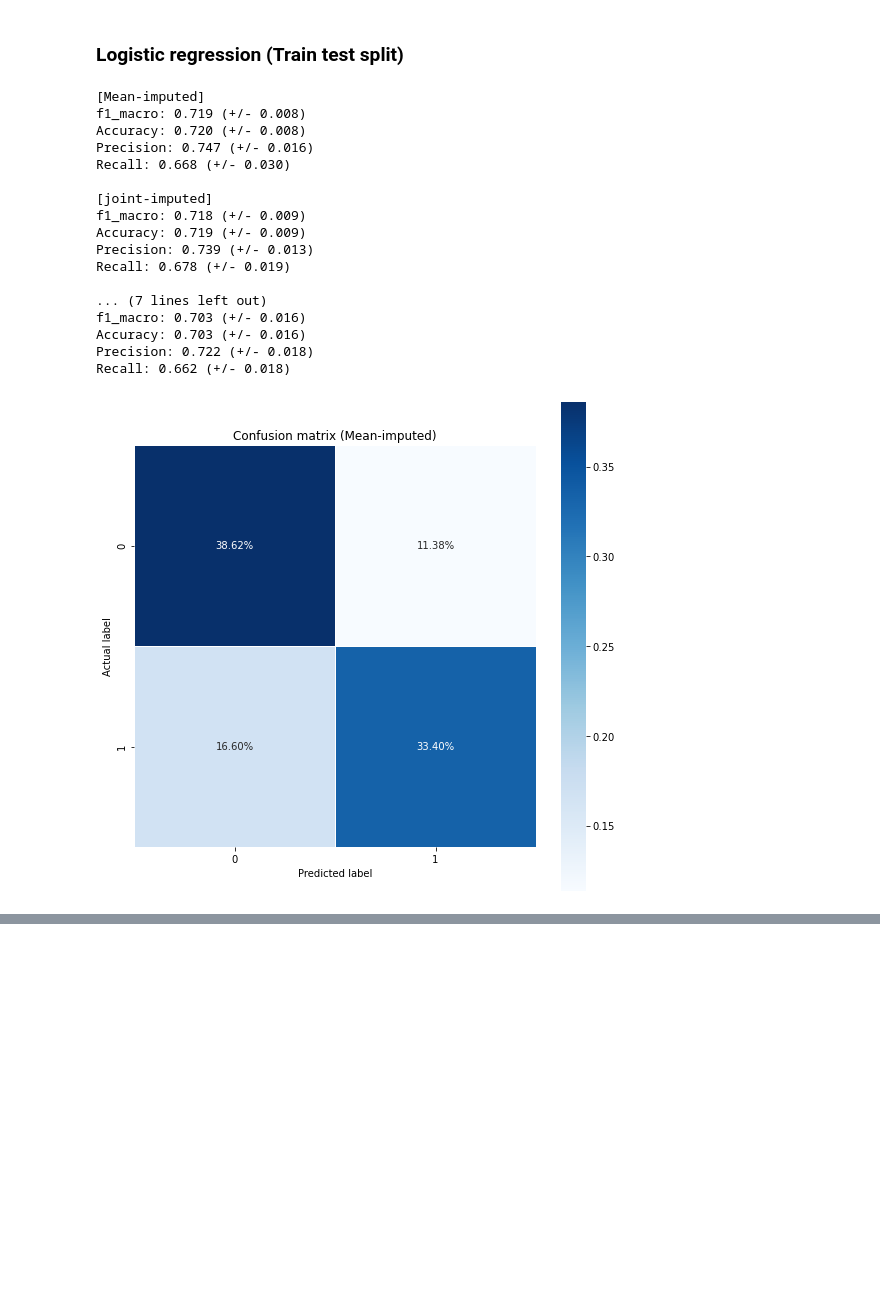
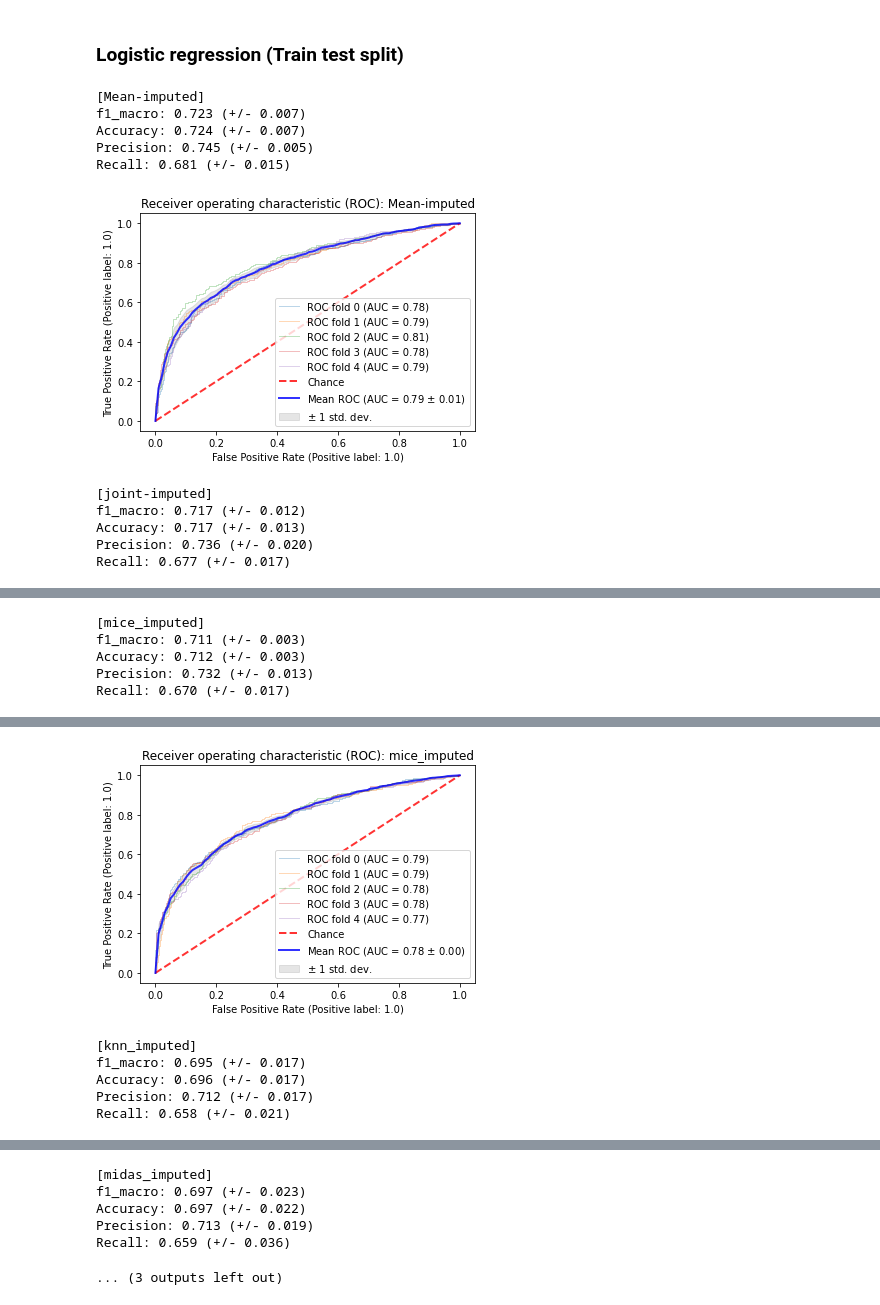
Before and after one commit to llhtoby/MIMIC-III-ML, a Jupyter notebook: src/Imputation comparison.ipynb, the cells around one changed output, grey strips where cells are left out. Cells and saved outputs as stored; diff of their text form; code cells hidden in the pictures; blank space fills up the shorter version.

Commit message:
added midas imputation and updated part of timelog

```diff
--- a/src/Imputation comparison.ipynb
+++ b/src/Imputation comparison.ipynb
@@ -24,6 +23,6 @@ data = pd.read_csv(data_path+'/mimic_timeseries_data_not_imputed.csv')
 # %%
 data = pd.read_csv(data_path+'/mimic_timeseries_data_not_imputed.csv')
-
+data = data.drop(['Unnamed: 0'], axis = 1)
 # Filter out subjects with length of stay < 48 hours for the in-hospital mortality task:
 y = pd.read_hdf(data_path+'/vitals_hourly_data_preprocessed.h5', 'Y')['los']
 indices_to_remove = []
@@ -35,4 +34,4 @@ data = data.reset_index().set_index('icustay_id').drop(indices_to_remove, axis =
 y = y.drop(indices_to_remove, axis = 0)
 
 # Extract only the first 48 hours:
-data = data[data['hours_in'] < 48]
+data = data[data['hours_in'] < 48].reset_index().drop('index', axis = 1)
@@ -58,6 +40,4 @@ mean_imputed=pd.read_csv(data_path+'/imputed_data/mean_imputed.csv')
 joint_imputed=pd.read_csv(data_path+'/imputed_data/joint_imputed.csv')
 mice_imputed=pd.read_csv(data_path+'/imputed_data/mice_imputed.csv')
 knn_imputed=pd.read_csv(data_path+'/imputed_data/knn_imputed.csv')
-# mean_imputed = mean_imputed.reset_index().set_index(['icustay_id', 'subject_id', 'hadm_id', 'hours_in']).drop('index', axis = 1)
-# joint_imputed = joint_imputed.reset_index().set_index(['icustay_id', 'subject_id', 'hadm_id', 'hours_in']).drop('index', axis = 1)
-# mice_imputed = mice_imputed.reset_index().set_index(['icustay_id', 'subject_id', 'hadm_id', 'hours_in']).drop('index', axis = 1)
+midas_imputed=pd.read_csv(data_path+'/imputed_data/midas_imputed.csv')
@@ -63,0 +60,10 @@ knn_imputed=pd.read_csv(data_path+'/imputed_data/knn_imputed.csv')
+# %%
+rmse_per_predictor_mean = np.sqrt(np.mean((mean_imputed - data.fillna(0))**2))
+rmse_per_predictor_joint = np.sqrt(np.mean((joint_imputed - data.fillna(0))**2))
+rmse_per_predictor_knn = np.sqrt(np.mean((knn_imputed - data.fillna(0))**2))
+rmse_per_predictor_mice = np.sqrt(np.mean((mice_imputed - data.fillna(0))**2))
+rmse_per_predictor_midas = np.sqrt(np.mean((midas_imputed - data.fillna(0))**2))
+print('RMSE per predictor:')
+print('Mean\tJoint\tknn\tmice\tmidas\tPredictor\n')
+for i in range(4,len(rmse_per_predictor_mean)):
+    print(str(round(rmse_per_predictor_mean[i], 2)) + '\t' + str(round(rmse_per_predictor_joint[i], 2)) +'\t'  + str(round(rmse_per_predictor_knn[i], 2)) +'\t' + str(round(rmse_per_predictor_mice[i], 2)) +'\t' + str(round(rmse_per_predictor_midas[i], 2)) +'\t' + mean_imputed.columns[i])
@@ -152,8 +206,8 @@ def minmax(x):
     x_std = (x - mins) / (maxes - mins)
     return x_std
 
-imputed_data=[mean_imputed,joint_imputed,mice_imputed,knn_imputed]
-imputed_labels=['Mean-imputed','joint-imputed','mice_imputed','knn_imputed']
+imputed_data=[mean_imputed,joint_imputed,mice_imputed,knn_imputed,midas_imputed]
+imputed_labels=['Mean-imputed','joint-imputed','mice_imputed','knn_imputed','midas_imputed']
 
 for i in imputed_data:
     for column in i.columns:
@@ -282,48 +336,41 @@ for i in range(len(imputed_data)):
     x = np.reshape(x, (x.shape[0], -1)).astype('float32')
     y = np.array(list(Y.groupby('icustay_id').apply(lambda i: i['in_hospital_mortality'].to_numpy())))[:, 0].astype('float32')
 
     clf_rf = LogisticRegression()
 
     u_x,u_y = undersample_majority(x,y)
 
     for clf, label in zip([clf_rf], [imputed_labels[i]]):
 
         # cross_val_score returns the cross validation score given X,y data, the scoring method and the number of folds
         f1_macro = cross_val_score(clf, u_x, u_y, scoring='f1_macro', cv=5)
         accuracy = cross_val_score(clf, u_x, u_y, scoring='accuracy', cv=5)
         precision = cross_val_score(clf, u_x, u_y, scoring='precision', cv=5)
         recall = cross_val_score(clf, u_x, u_y, scoring='recall', cv=5)
 
         # cross_val_predict returns the prediction, which is used to create useful plots for comparing performance
         y_pred= cross_val_predict(clf, u_x, u_y, cv=5)
 
 
         print("[%s]"%(label))
         print("f1_macro: %0.3f (+/- %0.3f)" % (f1_macro.mean(),f1_macro.std()))
         print("Accuracy: %0.3f (+/- %0.3f)" % (accuracy.mean(), accuracy.std()))
         print("Precision: %0.3f (+/- %0.3f)" % (precision.mean(),precision.std()))
         print("Recall: %0.3f (+/- %0.3f)" % (recall.mean(), recall.std() ))
         print()
 
         # Plots the ROC and confusion matrix, this is commented for readibility of code.
-        #plot_roc(clf,label,u_x,u_y,n_splits=5)
+        plot_roc(clf,label,u_x,u_y,n_splits=5)
         plot_confusion(u_y,y_pred,label)
 # %% [output]
 [Mean-imputed]
-f1_macro: 0.719 (+/- 0.008)
-Accuracy: 0.720 (+/- 0.008)
-Precision: 0.747 (+/- 0.016)
-Recall: 0.668 (+/- 0.030)
-
-[joint-imputed]
-f1_macro: 0.718 (+/- 0.009)
-Accuracy: 0.719 (+/- 0.009)
-Precision: 0.739 (+/- 0.013)
-Recall: 0.678 (+/- 0.019)
-
-... (7 lines left out)
-f1_macro: 0.703 (+/- 0.016)
-Accuracy: 0.703 (+/- 0.016)
-Precision: 0.722 (+/- 0.018)
-Recall: 0.662 (+/- 0.018)
+f1_macro: 0.723 (+/- 0.007)
+Accuracy: 0.724 (+/- 0.007)
+Precision: 0.745 (+/- 0.005)
+Recall: 0.681 (+/- 0.015)
-[figure, old version]
+[figure, new version]
+[joint-imputed]
+f1_macro: 0.717 (+/- 0.012)
+Accuracy: 0.717 (+/- 0.013)
+Precision: 0.736 (+/- 0.020)
+Recall: 0.677 (+/- 0.017)
@@ -331,0 +379,5 @@ Recall: 0.662 (+/- 0.018)
+[mice_imputed]
+f1_macro: 0.711 (+/- 0.003)
+Accuracy: 0.712 (+/- 0.003)
+Precision: 0.732 (+/- 0.013)
+Recall: 0.670 (+/- 0.017)
@@ -332,0 +385,6 @@ Recall: 0.662 (+/- 0.018)
+[figure, added]
+[knn_imputed]
+f1_macro: 0.695 (+/- 0.017)
+Accuracy: 0.696 (+/- 0.017)
+Precision: 0.712 (+/- 0.017)
+Recall: 0.658 (+/- 0.021)
@@ -332,0 +393,6 @@ Recall: 0.662 (+/- 0.018)
+[midas_imputed]
+f1_macro: 0.697 (+/- 0.023)
+Accuracy: 0.697 (+/- 0.022)
+Precision: 0.713 (+/- 0.019)
+Recall: 0.659 (+/- 0.036)
+... (3 outputs left out)
```
Also changed, not shown: parts of 16 cells of this notebook, 10 other files.
